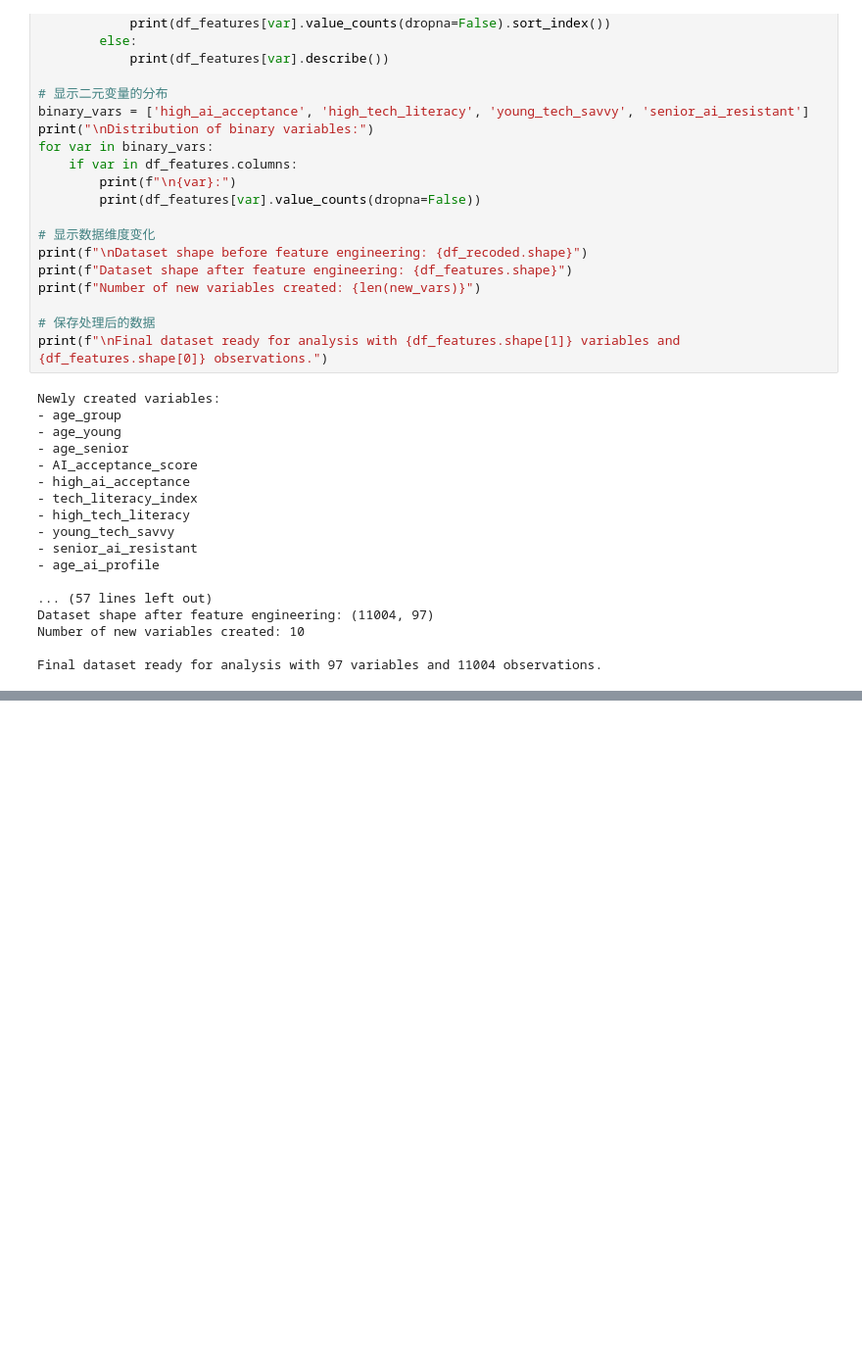
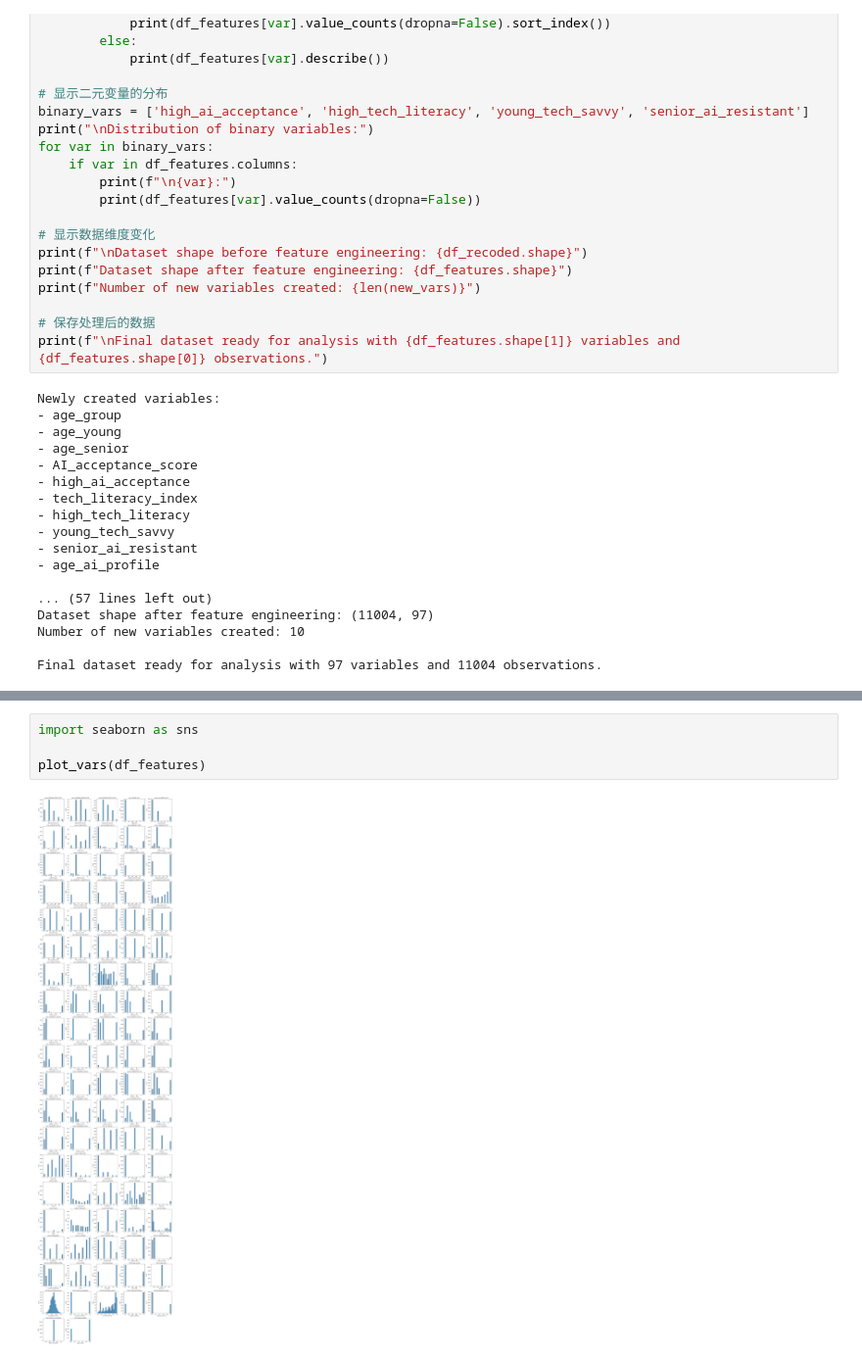
Before and after one commit to 57662584/MMAI5000_group_14_project, a Jupyter notebook: 5000 group project.ipynb, the cells around one changed output, grey strips where cells are left out. Shown at 98% size. Drawn from its saved outputs; the diff is of its cells as text; blank space fills up the shorter version.

```diff
--- a/5000 group project.ipynb
+++ b/5000 group project.ipynb
@@ -571,0 +618,6 @@ Final dataset ready for analysis with 97 variables and 11004 observations.
+# %%
+import seaborn as sns
+
+plot_vars(df_features)
+# %% [output]
+[figure, added]
```
Also changed, not shown: parts of 3 cells of this notebook.
